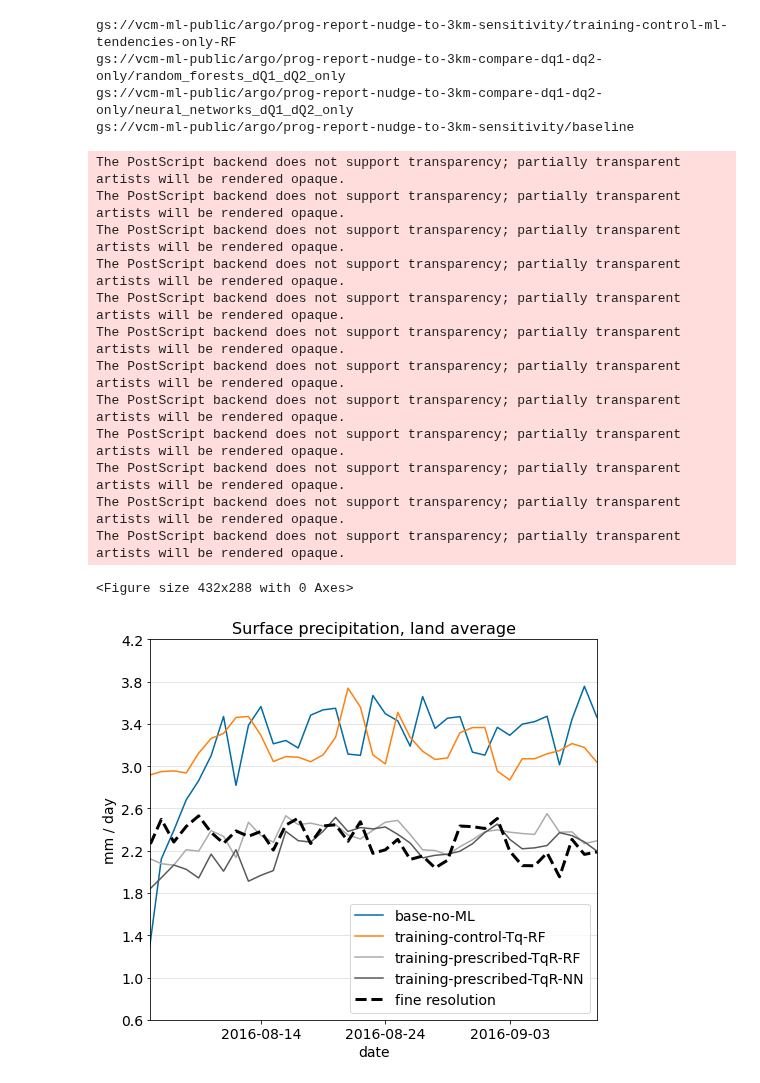
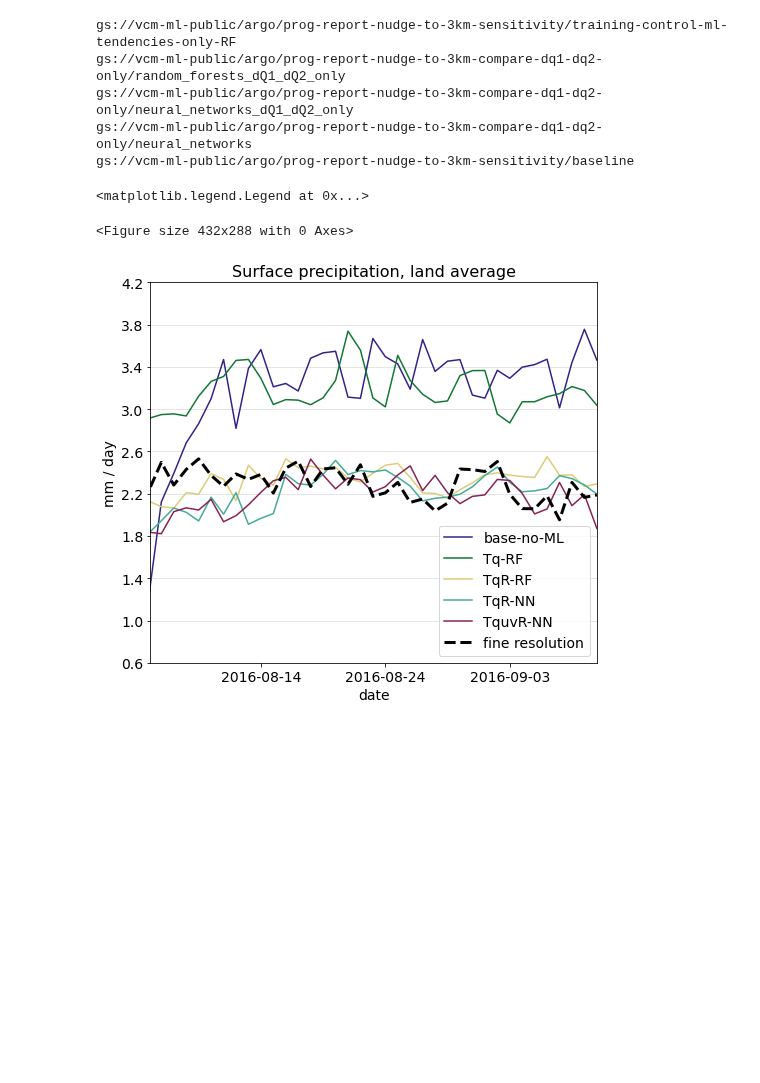
Before and after one commit to ai2cm/nudge-to-fine-3km-manuscript-workflow, a Jupyter notebook: notebooks/training-sensitivity-time-series.ipynb, the cells around one changed output. Saved outputs shown, nothing was run; the diff lists cells and outputs as text; code cells hidden in the pictures; blank space fills up the shorter version.

```diff
--- a/notebooks/training-sensitivity-time-series.ipynb
+++ b/notebooks/training-sensitivity-time-series.ipynb
@@ -42,15 +40,17 @@ paths = [
 """
 
 experiments = [
-    "training-control-Tq-RF",
-    "training-prescribed-TqR-RF",
-    "training-prescribed-TqR-NN",
+    "Tq-RF",
+    "TqR-RF",
+    "TqR-NN",
+    "TquvR-NN",
     "base-no-ML",
 ]
 paths = [
     "gs://vcm-ml-public/argo/prog-report-nudge-to-3km-sensitivity/training-control-ml-tendencies-only-RF",
     "gs://vcm-ml-public/argo/prog-report-nudge-to-3km-compare-dq1-dq2-only/random_forests_dQ1_dQ2_only",
     "gs://vcm-ml-public/argo/prog-report-nudge-to-3km-compare-dq1-dq2-only/neural_networks_dQ1_dQ2_only",
+    "gs://vcm-ml-public/argo/prog-report-nudge-to-3km-compare-dq1-dq2-only/neural_networks",
     "gs://vcm-ml-public/argo/prog-report-nudge-to-3km-sensitivity/baseline"
 
 ]
@@ -64,15 +64,21 @@ for experiment, path in zip(experiments, paths):
 gs://vcm-ml-public/argo/prog-report-nudge-to-3km-sensitivity/training-control-ml-tendencies-only-RF
 gs://vcm-ml-public/argo/prog-report-nudge-to-3km-compare-dq1-dq2-only/random_forests_dQ1_dQ2_only
 gs://vcm-ml-public/argo/prog-report-nudge-to-3km-compare-dq1-dq2-only/neural_networks_dQ1_dQ2_only
+gs://vcm-ml-public/argo/prog-report-nudge-to-3km-compare-dq1-dq2-only/neural_networks
 gs://vcm-ml-public/argo/prog-report-nudge-to-3km-sensitivity/baseline
+# %%
+plt.rcParams['image.cmap'] = 'cividis'
+# %%
+mpl.rcParams['axes.prop_cycle'] = mpl.cycler('color', ['006BA4', 'FF800E', 'ABABAB', '595959', '5F9ED1', 'C85200', '898989', 'A2C8EC', 'FFBC79', 'CFCFCF'])
 # %%
 fig = plt.figure()
 
 fig=plt.figure(figsize=(8,7))
+plt.style.use('tableau-colorblind10')
 
 downsample_times = [
-    diags["training-prescribed-TqR-NN"].time.values[0]
-] + [t for t in diags["training-prescribed-TqR-NN"].time.values if t.hour==0]
+    diags["TqR-NN"].time.values[0]
+] + [t for t in diags["TqR-NN"].time.values if t.hour==0]
 subset_times = list(set(downsample_times).intersection(list(verif_physics.time.values)))
 
 diags["base-no-ML"] \
@@ -81,71 +87,73 @@ diags["base-no-ML"] \
     .plot(
         label="base-no-ML",
         linewidth=1.5,
+        color='#332288'
     )
 
-diags["training-control-Tq-RF"] \
+diags["Tq-RF"] \
     ["total_precip_to_surface_spatial_mean_physics_land"].sortby("time") \
     .resample(time='1D').mean('time') \
     .plot(
-        label="training-control-Tq-RF",
+        label="Tq-RF",
         linewidth=1.5,
+        color='#117733'
     )
 
-diags["training-prescribed-TqR-RF"] \
+diags["TqR-RF"] \
     ["total_precip_to_surface_spatial_mean_physics_land"].sel(time=subset_times).sortby("time") \
     .resample(time='1D').mean('time') \
     .plot(
-        label="training-prescribed-TqR-RF",
+        label="TqR-RF",
         linestyle="-",
         linewidth=1.5,
+        color='#DDCC77'
     )
-diags["training-prescribed-TqR-NN"] \
+diags["TqR-NN"] \
 ["total_precip_to_surface_spatial_mean_physics_land"].sel(time=subset_times).sortby("time") \
     .resample(time='1D').mean('time') \
     .plot(
-        label="training-prescribed-TqR-NN",
+        label="TqR-NN",
         linestyle="-",
         linewidth=1.5,
+        color='#44AA99'
+    )
+diags["TquvR-NN"] \
+["total_precip_to_surface_spatial_mean_physics_land"].sel(time=subset_times).sortby("time") \
+    .resample(time='1D').mean('time') \
+    .plot(
+        label="TquvR-NN",
+        linestyle="-",
+        linewidth=1.5,
+        color='#882255'
     )
 
 
 verif_physics["total_precip_to_surface_spatial_mean_physics_land"] \
     .sel(time=subset_times) \
     .sortby("time") \
     .plot(
         linestyle="--",
         label="fine resolution",
         linewidth=3,
         color="black",
     )
 
 plt.legend()
 plt.xlabel("date", fontsize=14)
 plt.ylabel("mm / day", fontsize=14)
 
 plt.xlim(min(subset_times), max(subset_times))
 plt.ylim(0.6, 4.2)
 
 plt.grid(True, axis="y", alpha=0.4)
 plt.xticks(fontsize=14)
 
 plt.yticks(np.linspace(0.6, 4.2, 10), fontsize=14)
 plt.title("Surface precipitation, land average", fontsize=16)
 plt.legend(loc="lower right", fontsize=14)
 
-plt.savefig("final_figures/PrecLandTimeSeries.eps", format="eps")
+#plt.savefig("final_figures/PrecLandTimeSeries.eps", format="eps")
 # %% [output]
-The PostScript backend does not support transparency; partially transparent artists will be rendered opaque.
-The PostScript backend does not support transparency; partially transparent artists will be rendered opaque.
-The PostScript backend does not support transparency; partially transparent artists will be rendered opaque.
-The PostScript backend does not support transparency; partially transparent artists will be rendered opaque.
-The PostScript backend does not support transparency; partially transparent artists will be rendered opaque.
-The PostScript backend does not support transparency; partially transparent artists will be rendered opaque.
-The PostScript backend does not support transparency; partially transparent artists will be rendered opaque.
-The PostScript backend does not support transparency; partially transparent artists will be rendered opaque.
-The PostScript backend does not support transparency; partially transparent artists will be rendered opaque.
-The PostScript backend does not support transparency; partially transparent artists will be rendered opaque.
-The PostScript backend does not support transparency; partially transparent artists will be rendered opaque.
-The PostScript backend does not support transparency; partially transparent artists will be rendered opaque.
+<matplotlib.legend.Legend at 0x...>
 <Figure size 432x288 with 0 Axes>
-[figure, old version]
+[figure, new version]
```
Also changed, not shown: parts of 1 cell of this notebook, 1 other file.
